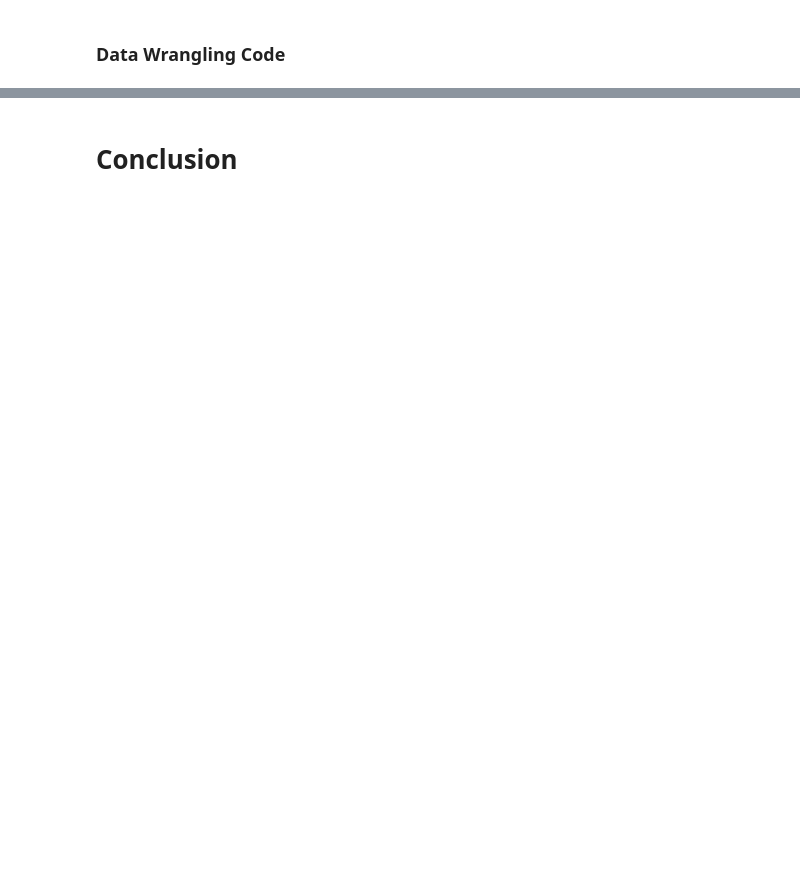
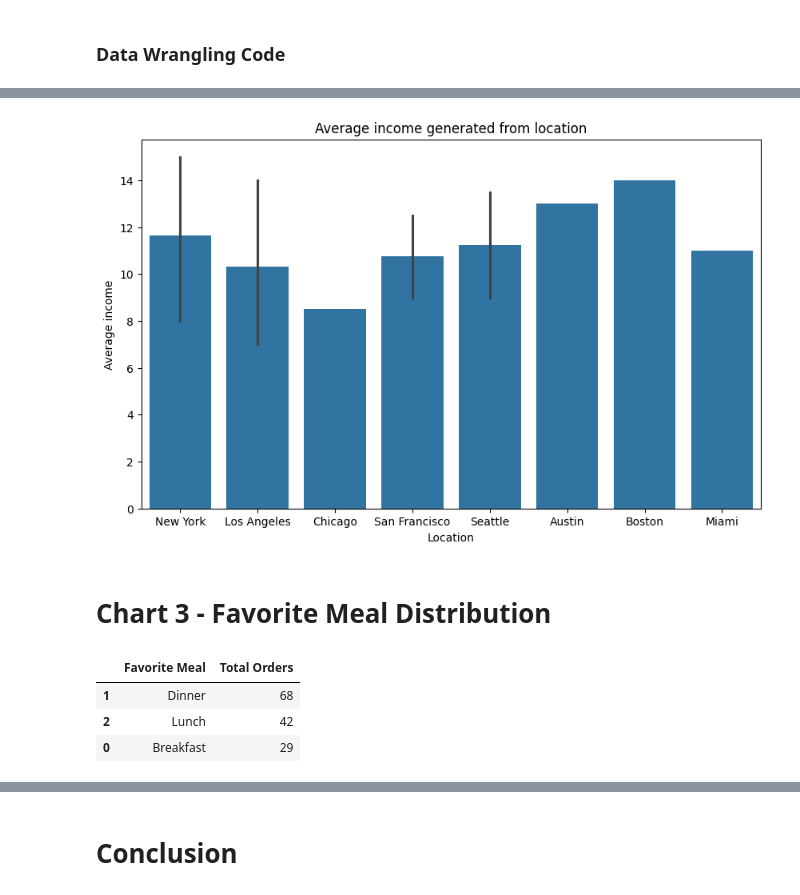
Before and after one commit to Manikanta898/upliance.ai_Assignment, a Jupyter notebook: upliance_ai.ipynb, the cells around one changed output, grey strips where cells are left out. Cells and saved outputs as stored; diff of their text form; code cells hidden in the pictures; blank space fills up the shorter version.

```diff
--- a/upliance_ai.ipynb
+++ b/upliance_ai.ipynb
@@ -737,0 +142,20 @@ Helps to identify patterns and potential outliers in the data, providing a compr
+# %%
+#Average income generated from location
+plt.figure(figsize=(10, 6))
+sns.barplot(x='Location', y='Amount (USD)', data=df)
+plt.title('Average income generated from location')
+plt.xlabel('Location')
+plt.ylabel('Average income')
+plt.show()
+# %% [output]
+[figure, added]
+# %% [markdown]
+# Chart 3 - Favorite Meal Distribution
+# %%
+#Number of orders by Favorite Meal
+df.groupby("Favorite Meal")["Total Orders"].sum().reset_index().sort_values(by='Total Orders', ascending=False)
+# %% [output]
+|  | Favorite Meal | Total Orders |
+| 1 | Dinner | 68 |
+| 2 | Lunch | 42 |
+| 0 | Breakfast | 29 |
```
Also changed, not shown: parts of 186 cells of this notebook.
